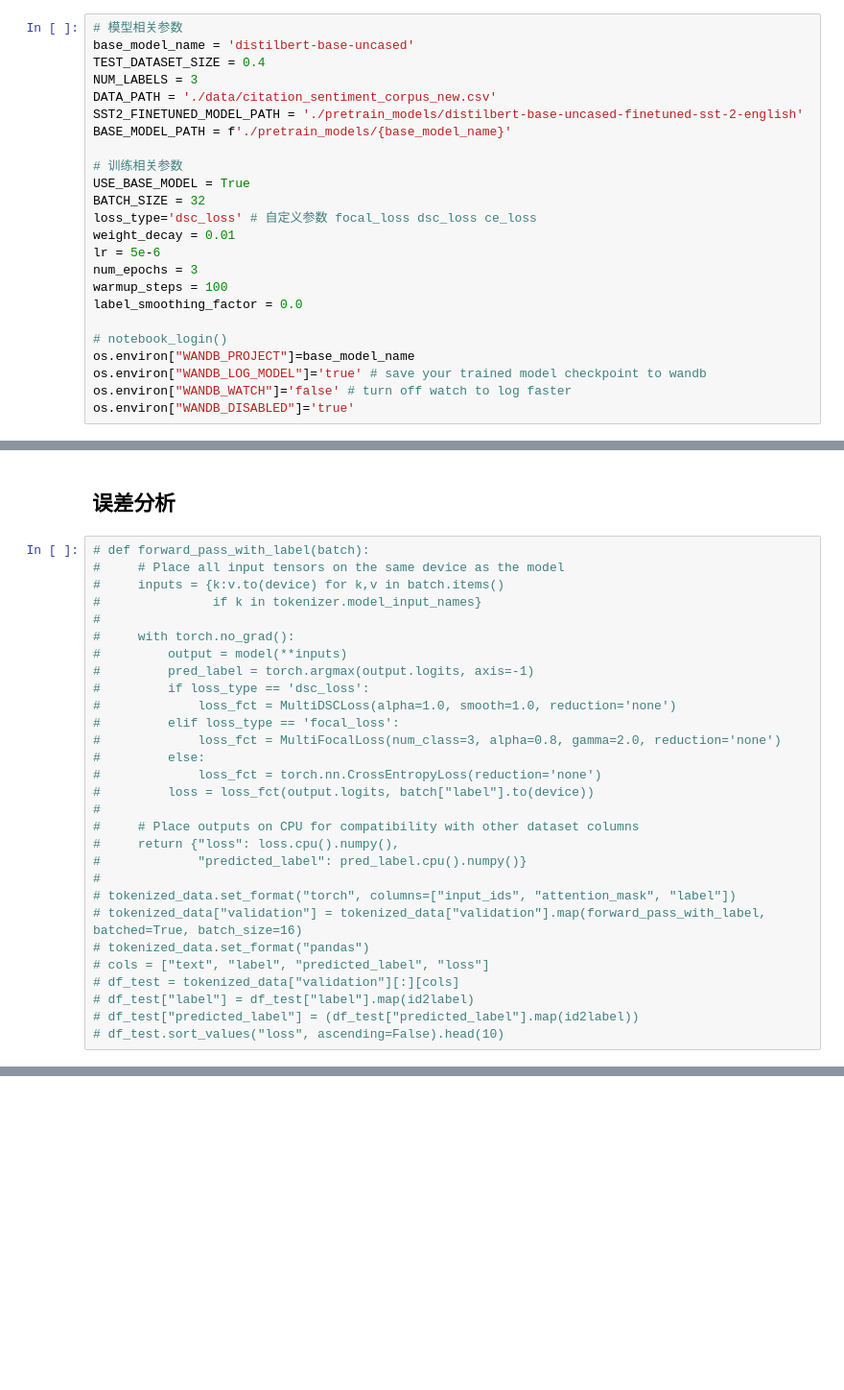
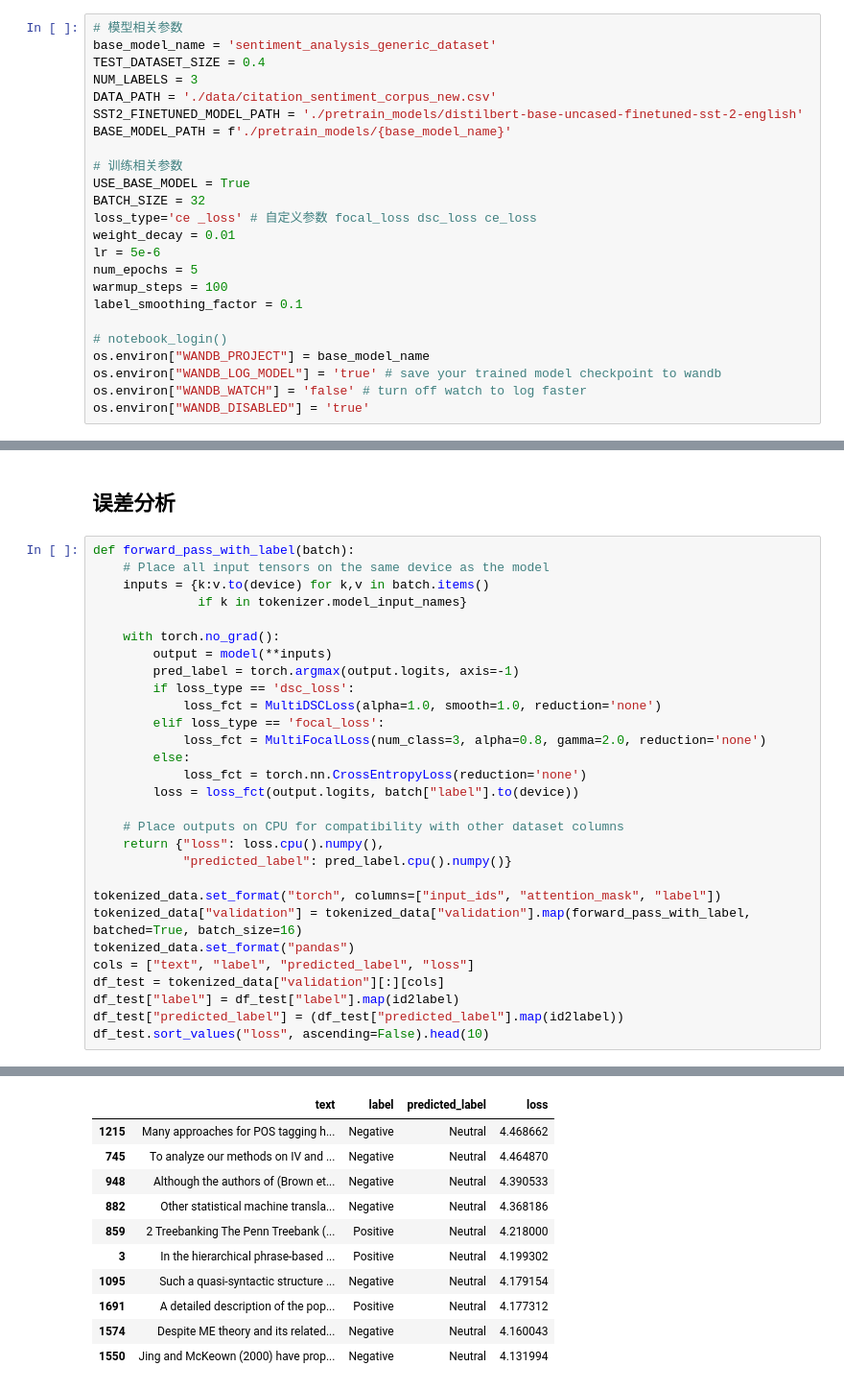
Before and after one commit to goghvan1113/TDCSA, a Jupyter notebook: bert finetuning.ipynb, the cells around one changed output, grey strips where cells are left out. Shown at 96% size. Drawn from its saved outputs; the diff is of its cells as text; blank space fills up the shorter version.

```diff
--- a/bert finetuning.ipynb
+++ b/bert finetuning.ipynb
@@ -26,7 +26,7 @@ print(device)
 cuda
 # %%
 # 模型相关参数
-base_model_name = 'distilbert-base-uncased'
+base_model_name = 'sentiment_analysis_generic_dataset'
 TEST_DATASET_SIZE = 0.4
 NUM_LABELS = 3
 DATA_PATH = './data/citation_sentiment_corpus_new.csv'
@@ -36,18 +36,18 @@ BASE_MODEL_PATH = f'./pretrain_models/{base_model_name}'
 # 训练相关参数
 USE_BASE_MODEL = True
 BATCH_SIZE = 32
-loss_type='dsc_loss' # 自定义参数 focal_loss dsc_loss ce_loss
+loss_type='ce _loss' # 自定义参数 focal_loss dsc_loss ce_loss
 weight_decay = 0.01
 lr = 5e-6
-num_epochs = 3
+num_epochs = 5
 warmup_steps = 100
-label_smoothing_factor = 0.0
+label_smoothing_factor = 0.1
 
 # notebook_login()
-os.environ["WANDB_PROJECT"]=base_model_name
-os.environ["WANDB_LOG_MODEL"]='true' # save your trained model checkpoint to wandb
-os.environ["WANDB_WATCH"]='false' # turn off watch to log faster
-os.environ["WANDB_DISABLED"]='true'
+os.environ["WANDB_PROJECT"] = base_model_name
+os.environ["WANDB_LOG_MODEL"] = 'true' # save your trained model checkpoint to wandb
+os.environ["WANDB_WATCH"] = 'false' # turn off watch to log faster
+os.environ["WANDB_DISABLED"] = 'true'
 # %%
 df = pd.read_csv(DATA_PATH)
 print(df.shape)
@@ -415,31 +446,32 @@ plot_confusion_matrix(test_labels, predicted_labels, list(label2id.keys()))
 # %% [markdown]
 ## 误差分析
 # %%
-# def forward_pass_with_label(batch):
-#     # Place all input tensors on the same device as the model
-#     inputs = {k:v.to(device) for k,v in batch.items()
-#               if k in tokenizer.model_input_names}
-#
-#     with torch.no_grad():
-#         output = model(**inputs)
-#         pred_label = torch.argmax(output.logits, axis=-1)
-#         if loss_type == 'dsc_loss':
-#             loss_fct = MultiDSCLoss(alpha=1.0, smooth=1.0, reduction='none')
-#         elif loss_type == 'focal_loss':
-#             loss_fct = MultiFocalLoss(num_class=3, alpha=0.8, gamma=2.0, reduction='none')
-#         else:
-#             loss_fct = torch.nn.CrossEntropyLoss(reduction='none')
-#         loss = loss_fct(output.logits, batch["label"].to(device))
-#
-#     # Place outputs on CPU for compatibility with other dataset columns
-#     return {"loss": loss.cpu().numpy(),
-#             "predicted_label": pred_label.cpu().numpy()}
-#
-# tokenized_data.set_format("torch", columns=["input_ids", "attention_mask", "label"])
-# tokenized_data["validation"] = tokenized_data["validation"].map(forward_pass_with_label, batched=True, batch_size=16)
-# tokenized_data.set_format("pandas")
-# cols = ["text", "label", "predicted_label", "loss"]
-# df_test = tokenized_data["validation"][:][cols]
-# df_test["label"] = df_test["label"].map(id2label)
-# df_test["predicted_label"] = (df_test["predicted_label"].map(id2label))
-# df_test.sort_values("loss", ascending=False).head(10)
+def forward_pass_with_label(batch):
+    # Place all input tensors on the same device as the model
+    inputs = {k:v.to(device) for k,v in batch.items()
+              if k in tokenizer.model_input_names}
+
+    with torch.no_grad():
+        output = model(**inputs)
+        pred_label = torch.argmax(output.logits, axis=-1)
+        if loss_type == 'dsc_loss':
+            loss_fct = MultiDSCLoss(alpha=1.0, smooth=1.0, reduction='none')
+        elif loss_type == 'focal_loss':
+            loss_fct = MultiFocalLoss(num_class=3, alpha=0.8, gamma=2.0, reduction='none')
+        else:
+            loss_fct = torch.nn.CrossEntropyLoss(reduction='none')
+        loss = loss_fct(output.logits, batch["label"].to(device))
+
+    # Place outputs on CPU for compatibility with other dataset columns
+    return {"loss": loss.cpu().numpy(),
+            "predicted_label": pred_label.cpu().numpy()}
+
+tokenized_data.set_format("torch", columns=["input_ids", "attention_mask", "label"])
+tokenized_data["validation"] = tokenized_data["validation"].map(forward_pass_with_label, batched=True, batch_size=16)
+tokenized_data.set_format("pandas")
+cols = ["text", "label", "predicted_label", "loss"]
+df_test = tokenized_data["validation"][:][cols]
+df_test["label"] = df_test["label"].map(id2label)
+df_test["predicted_label"] = (df_test["predicted_label"].map(id2label))
+df_test.sort_values("loss", ascending=False).head(10)
+# %% [output]
@@ -446 +479,12 @@ plot_confusion_matrix(test_labels, predicted_labels, list(label2id.keys()))
+|  | text | label | predicted_label | loss |
+| 1215 | Many approaches for POS tagging h... | Negative | Neutral | 4.468662 |
+| 745 | To analyze our methods on IV and ... | Negative | Neutral | 4.464870 |
+| 948 | Although the authors of (Brown et... | Negative | Neutral | 4.390533 |
+| 882 | Other statistical machine transla... | Negative | Neutral | 4.368186 |
+| 859 | 2 Treebanking The Penn Treebank (... | Positive | Neutral | 4.218000 |
+| 3 | In the hierarchical phrase-based ... | Positive | Neutral | 4.199302 |
+| 1095 | Such a quasi-syntactic structure ... | Negative | Neutral | 4.179154 |
+| 1691 | A detailed description of the pop... | Positive | Neutral | 4.177312 |
+| 1574 | Despite ME theory and its related... | Negative | Neutral | 4.160043 |
+| 1550 | Jing and McKeown (2000) have prop... | Negative | Neutral | 4.131994 |
 # %%
```
Also changed, not shown: parts of 11 cells of this notebook, 3 other files.
